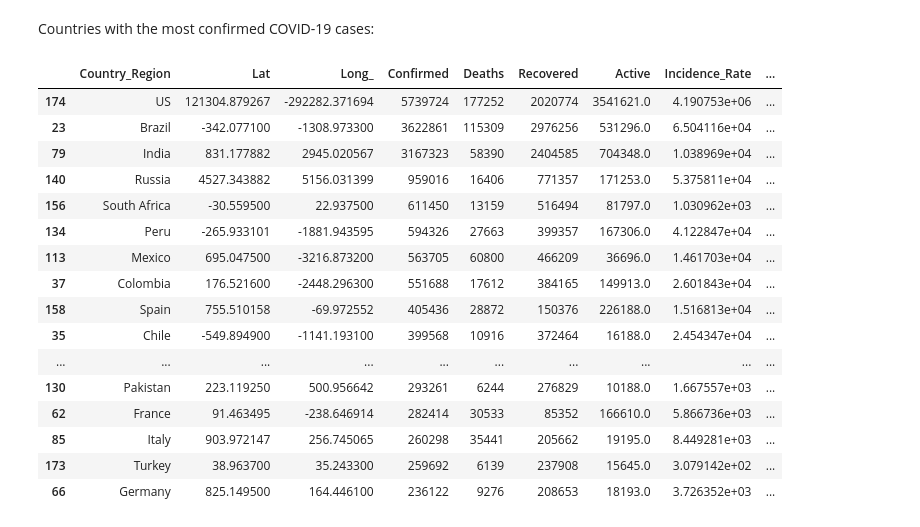
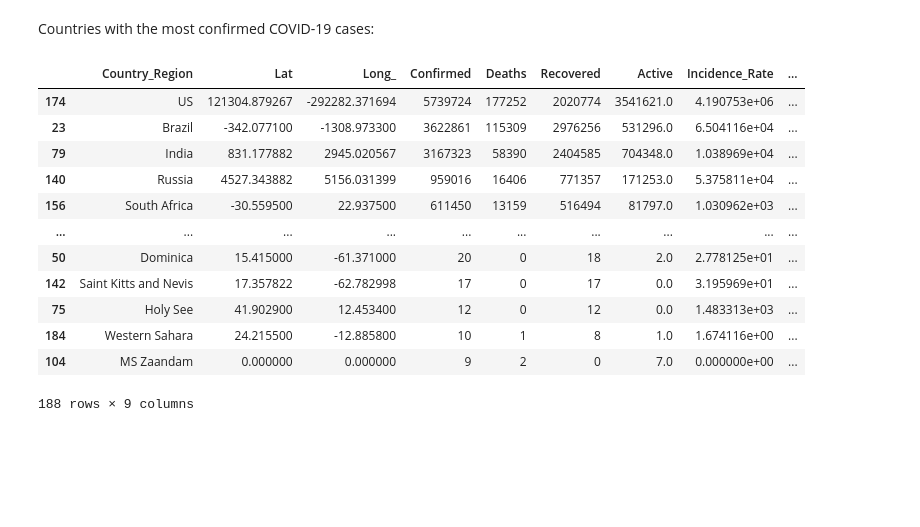
Before and after one commit to terrencekwon/data-science-portfolio, a Jupyter notebook: covid19_visualization.ipynb, the cells around one changed output. Drawn from its saved outputs; the diff is of its cells as text; code cells hidden in the pictures; blank space fills up the shorter version.

```diff
--- a/covid19_visualization.ipynb
+++ b/covid19_visualization.ipynb
@@ -87,23 +87,19 @@ country_totals.head(20)
 # %% [markdown]
 Countries with the most confirmed COVID-19 cases:
 # %%
-top_ten = country_totals.sort_values(by='Confirmed', ascending=False).head(20)
-top_ten
+most_cases = country_totals.sort_values(by='Confirmed', ascending=False)
+most_cases
 # %% [output]
 |  | Country_Region | Lat | Long_ | Confirmed | Deaths | Recovered | Active | Incidence_Rate | ... |
 | 174 | US | 121304.879267 | -292282.371694 | 5739724 | 177252 | 2020774 | 3541621.0 | 4.190753e+06 | ... |
 | 23 | Brazil | -342.077100 | -1308.973300 | 3622861 | 115309 | 2976256 | 531296.0 | 6.504116e+04 | ... |
 | 79 | India | 831.177882 | 2945.020567 | 3167323 | 58390 | 2404585 | 704348.0 | 1.038969e+04 | ... |
 | 140 | Russia | 4527.343882 | 5156.031399 | 959016 | 16406 | 771357 | 171253.0 | 5.375811e+04 | ... |
 | 156 | South Africa | -30.559500 | 22.937500 | 611450 | 13159 | 516494 | 81797.0 | 1.030962e+03 | ... |
-| 134 | Peru | -265.933101 | -1881.943595 | 594326 | 27663 | 399357 | 167306.0 | 4.122847e+04 | ... |
-| 113 | Mexico | 695.047500 | -3216.873200 | 563705 | 60800 | 466209 | 36696.0 | 1.461703e+04 | ... |
-| 37 | Colombia | 176.521600 | -2448.296300 | 551688 | 17612 | 384165 | 149913.0 | 2.601843e+04 | ... |
-| 158 | Spain | 755.510158 | -69.972552 | 405436 | 28872 | 150376 | 226188.0 | 1.516813e+04 | ... |
-| 35 | Chile | -549.894900 | -1141.193100 | 399568 | 10916 | 372464 | 16188.0 | 2.454347e+04 | ... |
 | ... | ... | ... | ... | ... | ... | ... | ... | ... | ... |
-| 130 | Pakistan | 223.119250 | 500.956642 | 293261 | 6244 | 276829 | 10188.0 | 1.667557e+03 | ... |
-| 62 | France | 91.463495 | -238.646914 | 282414 | 30533 | 85352 | 166610.0 | 5.866736e+03 | ... |
-| 85 | Italy | 903.972147 | 256.745065 | 260298 | 35441 | 205662 | 19195.0 | 8.449281e+03 | ... |
-| 173 | Turkey | 38.963700 | 35.243300 | 259692 | 6139 | 237908 | 15645.0 | 3.079142e+02 | ... |
-| 66 | Germany | 825.149500 | 164.446100 | 236122 | 9276 | 208653 | 18193.0 | 3.726352e+03 | ... |
+| 50 | Dominica | 15.415000 | -61.371000 | 20 | 0 | 18 | 2.0 | 2.778125e+01 | ... |
+| 142 | Saint Kitts and Nevis | 17.357822 | -62.782998 | 17 | 0 | 17 | 0.0 | 3.195969e+01 | ... |
+| 75 | Holy See | 41.902900 | 12.453400 | 12 | 0 | 12 | 0.0 | 1.483313e+03 | ... |
+| 184 | Western Sahara | 24.215500 | -12.885800 | 10 | 1 | 8 | 1.0 | 1.674116e+00 | ... |
+| 104 | MS Zaandam | 0.000000 | 0.000000 | 9 | 2 | 0 | 7.0 | 0.000000e+00 | ... |
+188 rows × 9 columns
```
Also changed, not shown: parts of 2 cells of this notebook.
